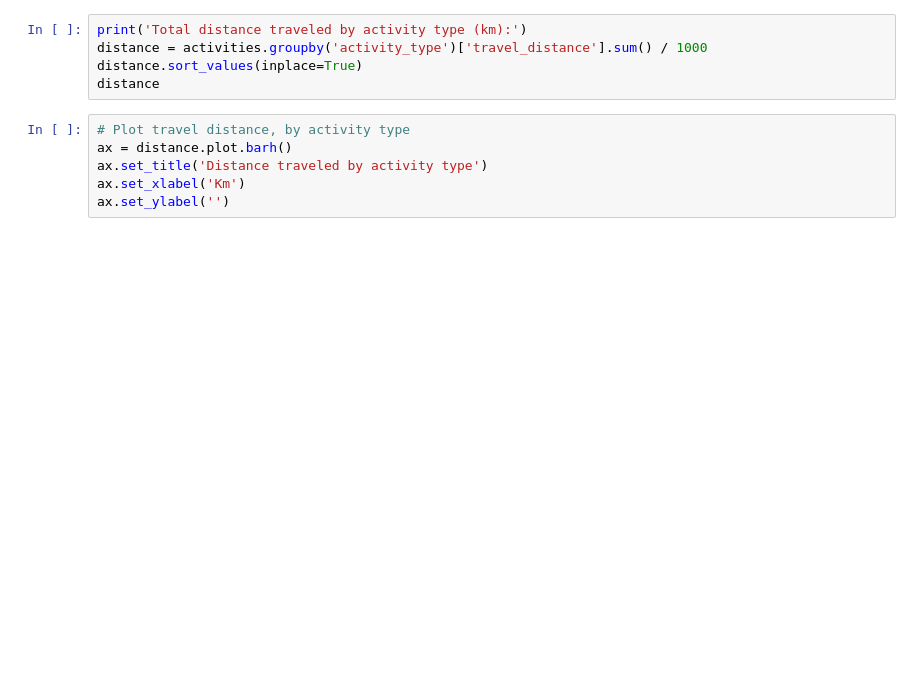
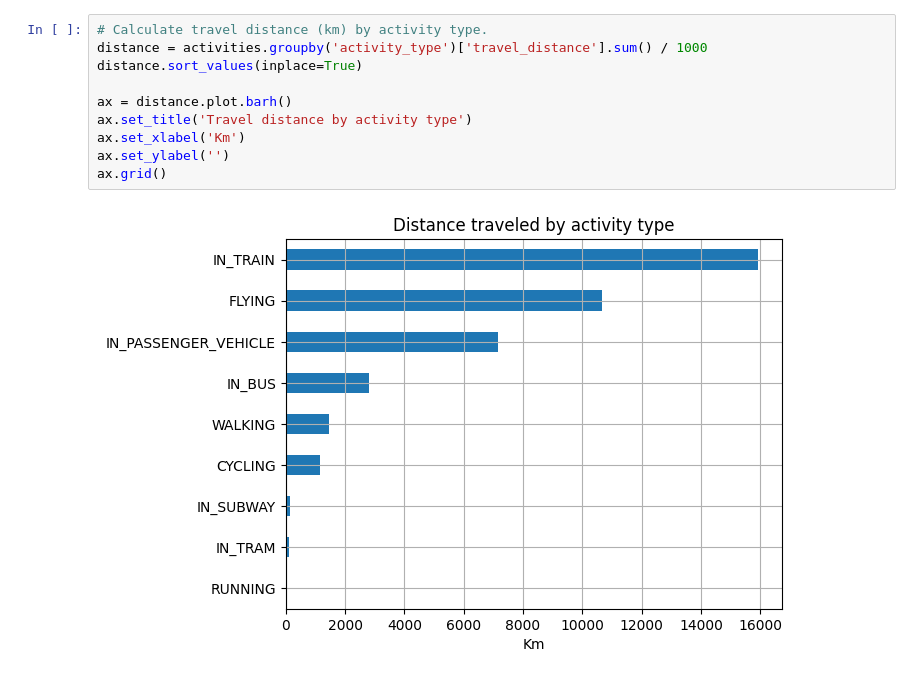
Before and after one commit to Stefan4472/google-location-history-analysis, a Jupyter notebook: analyze_activities.ipynb, the cells around one changed output. Saved outputs shown, nothing was run; the diff lists cells and outputs as text; blank space fills up the shorter version.

```diff
--- a/analyze_activities.ipynb
+++ b/analyze_activities.ipynb
@@ -38,12 +73,13 @@ num_records
-# %%
-print('Total distance traveled by activity type (km):')
-distance = activities.groupby('activity_type')['travel_distance'].sum() / 1000
-distance.sort_values(inplace=True)
-distance
 # %%
-# Plot travel distance, by activity type
+# Calculate travel distance (km) by activity type.
+distance = activities.groupby('activity_type')['travel_distance'].sum() / 1000
+distance.sort_values(inplace=True)
+
 ax = distance.plot.barh()
-ax.set_title('Distance traveled by activity type')
+ax.set_title('Travel distance by activity type')
 ax.set_xlabel('Km')
 ax.set_ylabel('')
+ax.grid()
+# %% [output]
+[figure, added]
 # %%
```
Also changed, not shown: parts of 10 cells of this notebook, 5 other files.
